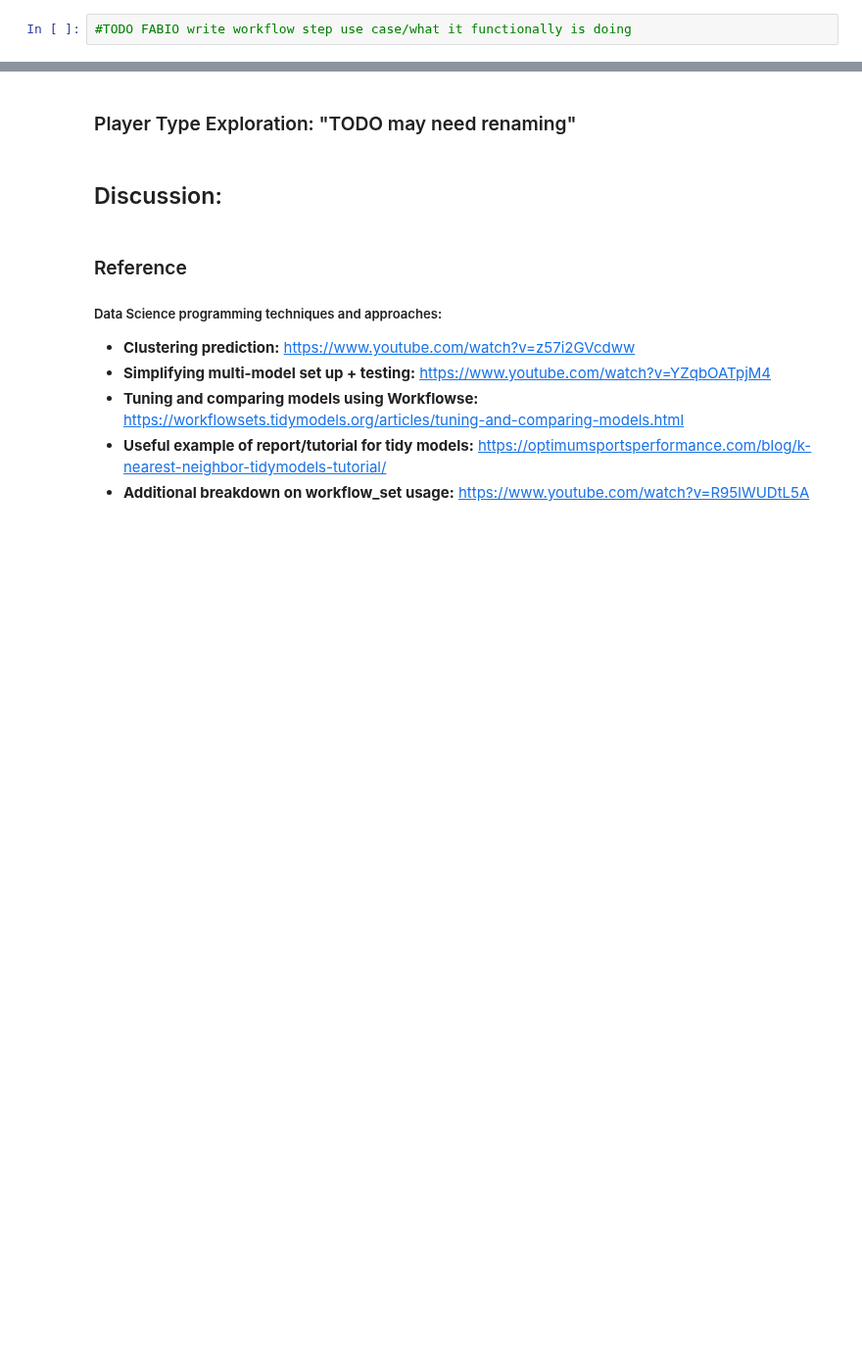
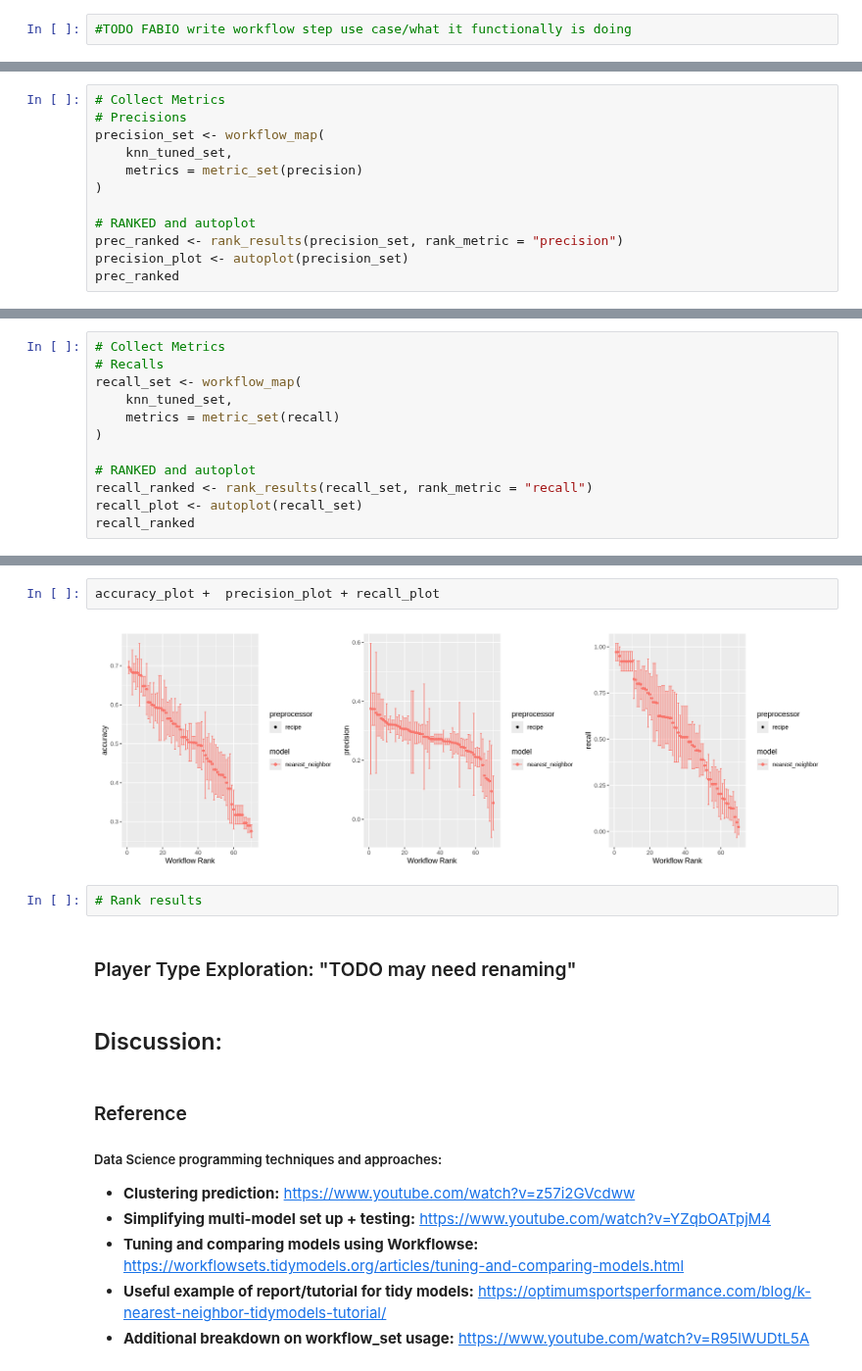
Before and after one commit to FabianoGLentini/player-subscription-ml, a Jupyter notebook: Project_Report.ipynb, the cells around one changed output, grey strips where cells are left out. Shown at 98% size. Cells and saved outputs as stored; diff of their text form; blank space fills up the shorter version.

Commit message:
Adj: approach for workflow map plotting

```diff
--- a/Project_Report.ipynb
+++ b/Project_Report.ipynb
@@ -220,0 +217,12 @@ print(metrics_set)
+# %%
+# Collect Metrics
+# Precisions
+precision_set <- workflow_map(
+    knn_tuned_set,
+    metrics = metric_set(precision)
+)
+
+# RANKED and autoplot
+prec_ranked <- rank_results(precision_set, rank_metric = "precision")
+precision_plot <- autoplot(precision_set)
+prec_ranked
@@ -220,0 +250,12 @@ print(metrics_set)
+# %%
+# Collect Metrics
+# Recalls
+recall_set <- workflow_map(
+    knn_tuned_set,
+    metrics = metric_set(recall)
+)
+
+# RANKED and autoplot
+recall_ranked <- rank_results(recall_set, rank_metric = "recall")
+recall_plot <- autoplot(recall_set)
+recall_ranked
@@ -221,3 +274,9 @@ print(metrics_set)
+# %%
+accuracy_plot +  precision_plot + recall_plot
+# %% [output]
+[figure, added]
+# %%
+# Rank results
 # %% [markdown]
 ### Player Type Exploration: "TODO may need renaming"
 # %% [markdown]
```
Also changed, not shown: parts of 5 cells of this notebook.
